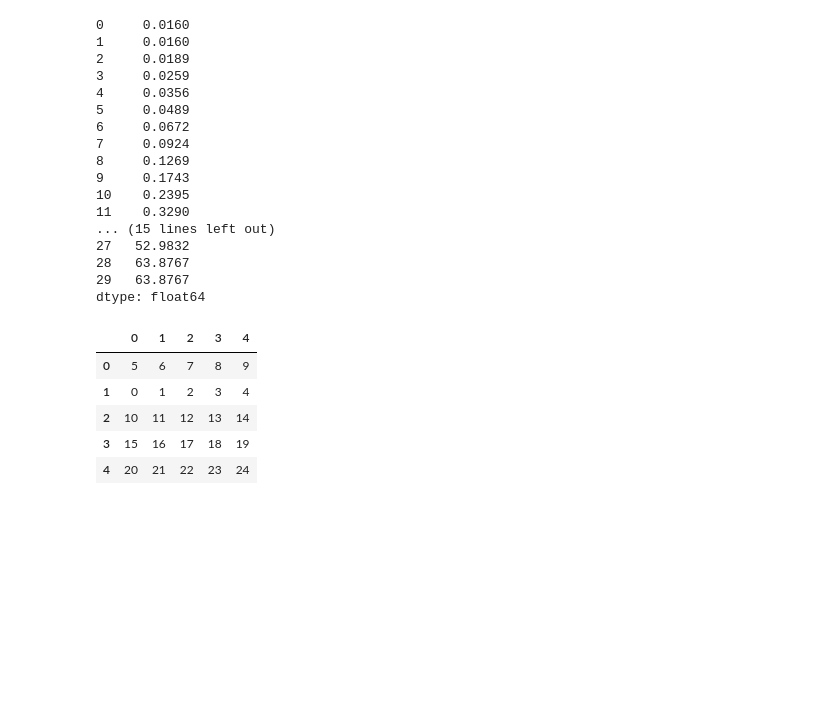
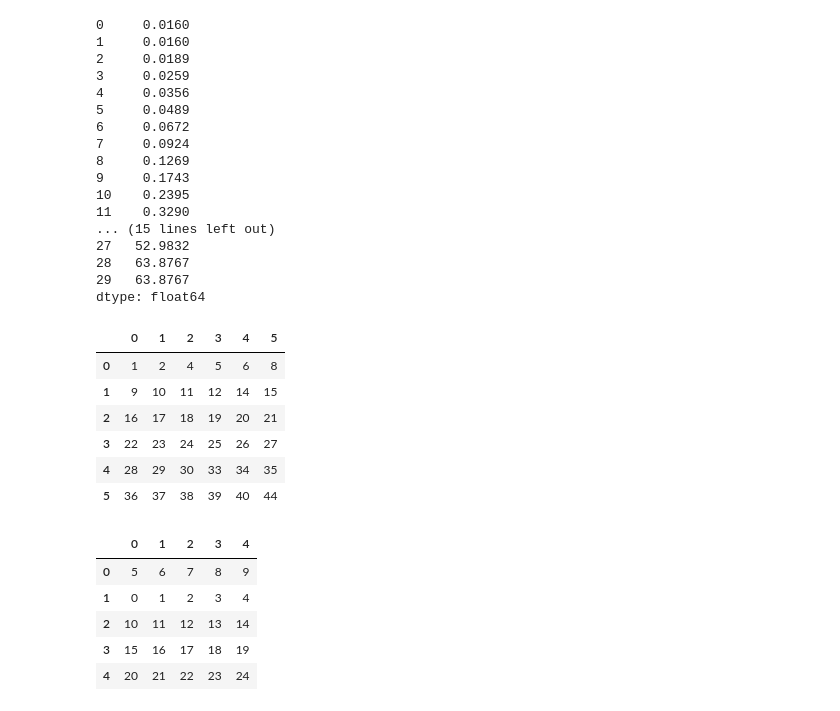
Before and after one commit to kudryavtsevarenata/IAD, a Jupyter notebook: task6/main.ipynb, the cells around one changed output. Drawn from its saved outputs; the diff is of its cells as text; code cells hidden in the pictures; blank space fills up the shorter version.

```diff
--- a/task6/main.ipynb
+++ b/task6/main.ipynb
@@ -736,10 +748,21 @@ dtype: float64
 # %%
 # 54
 df = pd.DataFrame(np.random.randint(-20, 50, 100).reshape(10,-1))
 arr = np.hstack(df.values)
 ser = pd.Series(np.where(arr > 0)).to_numpy()[0]
 n = ser.size
-log = np.floor(np.log2(n))
+log = int(np.floor(np.log2(n)))
+ser = ser[:log**2]
+df = pd.DataFrame(np.array(ser).reshape(log, log))
+df
+# %% [output]
+|  | 0 | 1 | 2 | 3 | 4 | 5 |
+| 0 | 1 | 2 | 4 | 5 | 6 | 8 |
+| 1 | 9 | 10 | 11 | 12 | 14 | 15 |
+| 2 | 16 | 17 | 18 | 19 | 20 | 21 |
+| 3 | 22 | 23 | 24 | 25 | 26 | 27 |
+| 4 | 28 | 29 | 30 | 33 | 34 | 35 |
+| 5 | 36 | 37 | 38 | 39 | 40 | 44 |
 # %%
 # 55
 df = pd.DataFrame(np.arange(25).reshape(5, -1))
```
Also changed, not shown: parts of 2 cells of this notebook.
